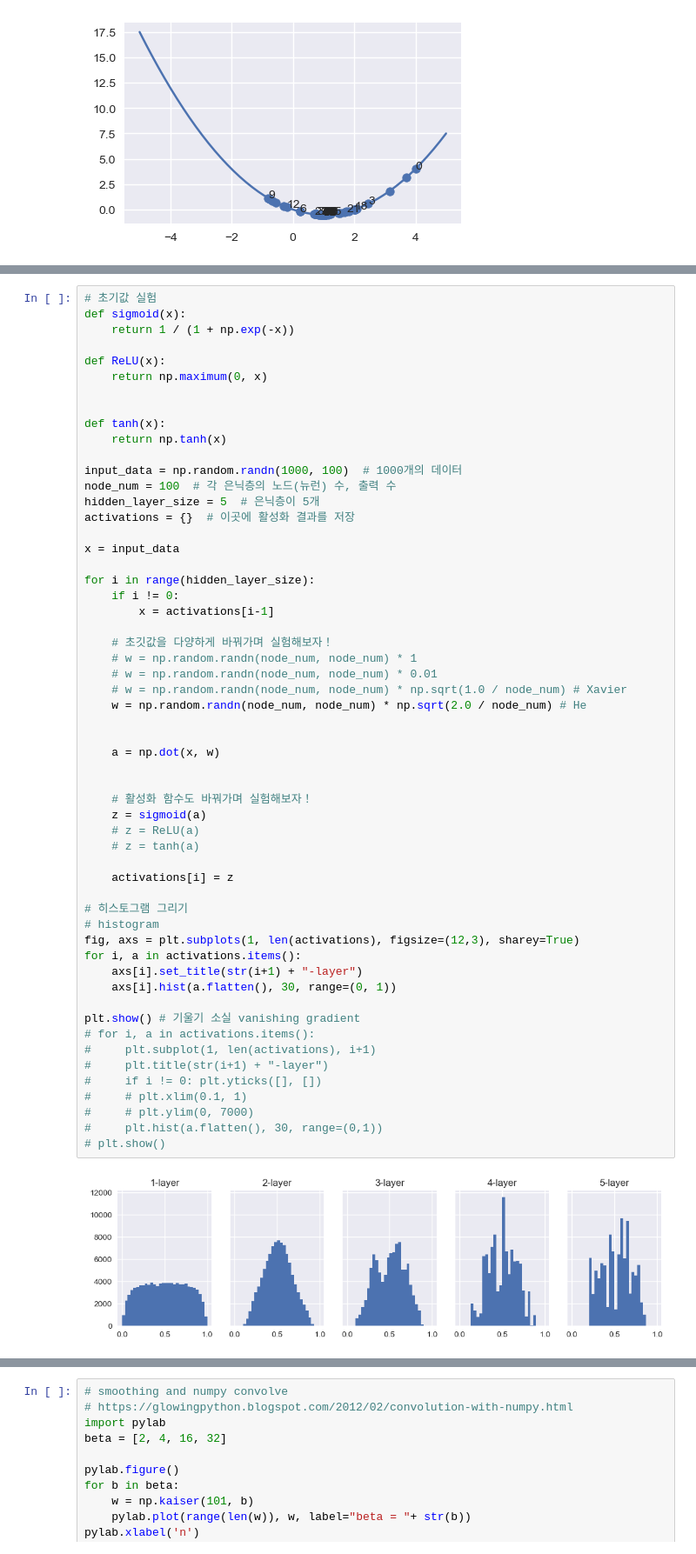
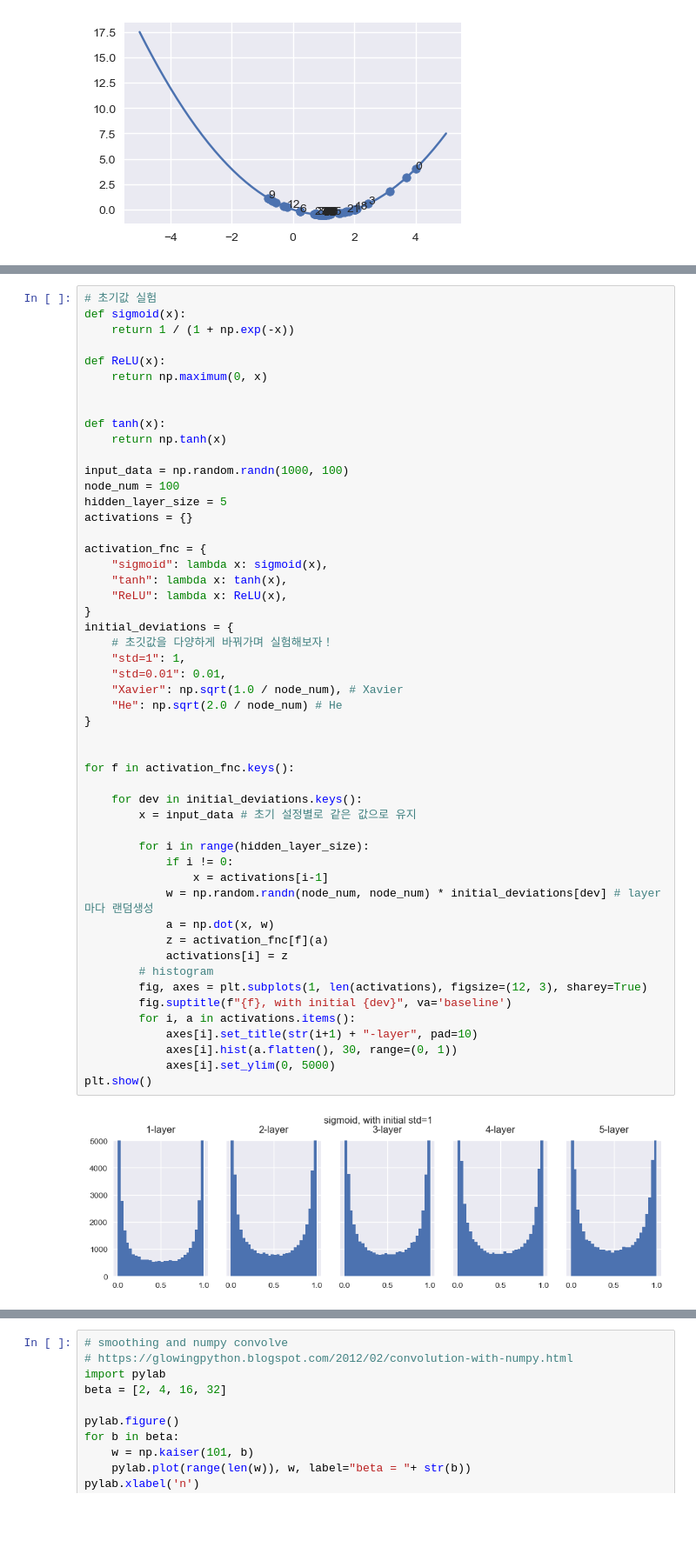
Before and after one commit to PhyCosmos/docs, a Jupyter notebook: ch6.ipynb, the cells around one changed output, grey strips where cells are left out. Shown at 87% size. Drawn from its saved outputs; the diff is of its cells as text; blank space fills up the shorter version.

```diff
--- a/ch6.ipynb
+++ b/ch6.ipynb
@@ -672,58 +556,53 @@ dtype('float64')
 # %%
 # 초기값 실험
 def sigmoid(x):
     return 1 / (1 + np.exp(-x))
 
 def ReLU(x):
     return np.maximum(0, x)
 
 
 def tanh(x):
     return np.tanh(x)
 
-input_data = np.random.randn(1000, 100)  # 1000개의 데이터
-node_num = 100  # 각 은닉층의 노드(뉴런) 수, 출력 수
-hidden_layer_size = 5  # 은닉층이 5개
-activations = {}  # 이곳에 활성화 결과를 저장
+input_data = np.random.randn(1000, 100)
+node_num = 100
+hidden_layer_size = 5
+activations = {}
 
-x = input_data
-
-for i in range(hidden_layer_size):
-    if i != 0:
-        x = activations[i-1]
-
+activation_fnc = {
+    "sigmoid": lambda x: sigmoid(x),
+    "tanh": lambda x: tanh(x),
+    "ReLU": lambda x: ReLU(x),
+}
+initial_deviations = {
     # 초깃값을 다양하게 바꿔가며 실험해보자！
-    # w = np.random.randn(node_num, node_num) * 1
-    # w = np.random.randn(node_num, node_num) * 0.01
-    # w = np.random.randn(node_num, node_num) * np.sqrt(1.0 / node_num) # Xavier
-    w = np.random.randn(node_num, node_num) * np.sqrt(2.0 / node_num) # He
+    "std=1": 1,
+    "std=0.01": 0.01,
+    "Xavier": np.sqrt(1.0 / node_num), # Xavier
+    "He": np.sqrt(2.0 / node_num) # He
+}
 
 
-    a = np.dot(x, w)
+for f in activation_fnc.keys():
 
+    for dev in initial_deviations.keys():
+        x = input_data # 초기 설정별로 같은 값으로 유지
 
-    # 활성화 함수도 바꿔가며 실험해보자！
-    z = sigmoid(a)
-    # z = ReLU(a)
-    # z = tanh(a)
-
-    activations[i] = z
-
-# 히스토그램 그리기
-# histogram
-fig, axs = plt.subplots(1, len(activations), figsize=(12,3), sharey=True)
-for i, a in activations.items():
-    axs[i].set_title(str(i+1) + "-layer")
-    axs[i].hist(a.flatten(), 30, range=(0, 1))
-
-plt.show() # 기울기 소실 vanishing gradient
-# for i, a in activations.items():
-#     plt.subplot(1, len(activations), i+1)
-#     plt.title(str(i+1) + "-layer")
-#     if i != 0: plt.yticks([], [])
-#     # plt.xlim(0.1, 1)
-#     # plt.ylim(0, 7000)
-#     plt.hist(a.flatten(), 30, range=(0,1))
-# plt.show()
+        for i in range(hidden_layer_size):
+            if i != 0:
+                x = activations[i-1]
+            w = np.random.randn(node_num, node_num) * initial_deviations[dev] # layer마다 랜덤생성
+            a = np.dot(x, w)
+            z = activation_fnc[f](a)
+            activations[i] = z
+        # histogram
+        fig, axes = plt.subplots(1, len(activations), figsize=(12, 3), sharey=True)
+        fig.suptitle(f"{f}, with initial {dev}", va='baseline')
+        for i, a in activations.items():
+            axes[i].set_title(str(i+1) + "-layer", pad=10)
+            axes[i].hist(a.flatten(), 30, range=(0, 1))
+            axes[i].set_ylim(0, 5000)
+plt.show()
 # %% [output]
-[figure, old version]
+[figure, new version]
```
Also changed, not shown: parts of 31 cells of this notebook, 8 other files.
